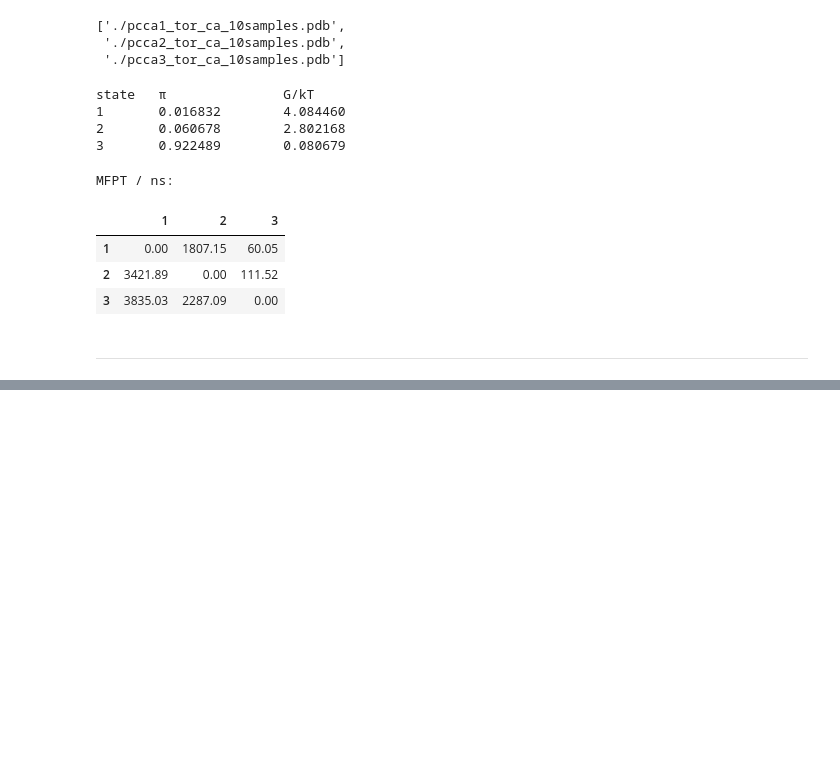
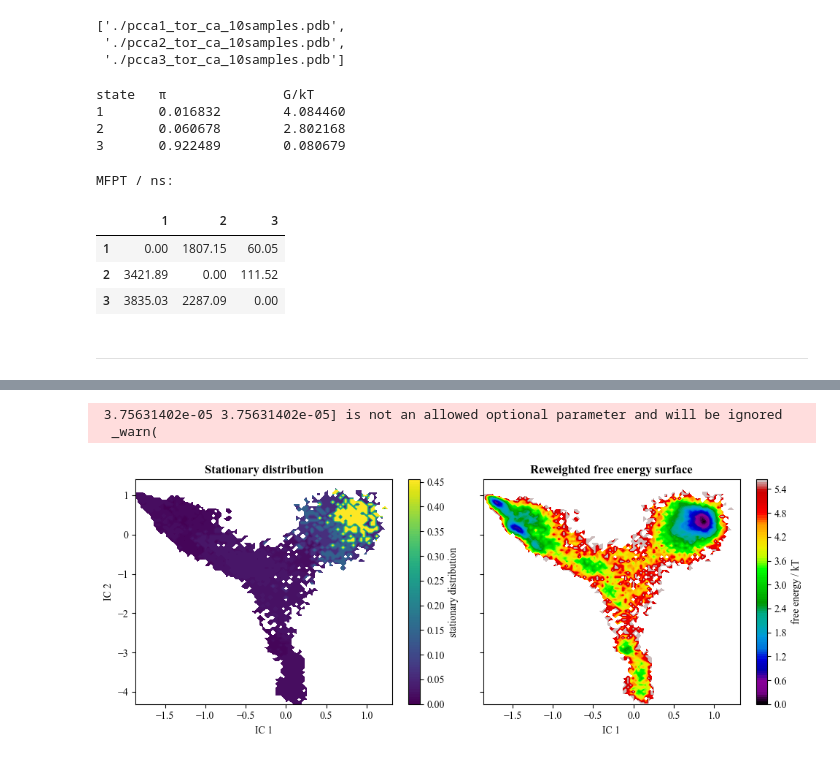
Before and after one commit to kitk4t95/MSM_notebooks, a Jupyter notebook: MSMs_a2.5_corrected_aligned_25.ipynb, the cells around one changed output, grey strips where cells are left out. Drawn from its saved outputs; the diff is of its cells as text; code cells hidden in the pictures; blank space fills up the shorter version.

```diff
--- a/MSMs_a2.5_corrected_aligned_25.ipynb
+++ b/MSMs_a2.5_corrected_aligned_25.ipynb
@@ -709,0 +793,25 @@ Text(0.5, 1.05, 'State 3-aligned')
+# %%
+fig, axes = plt.subplots(1, 2, figsize=(10, 4), sharex=True, sharey=True)
+pyemma.plots.plot_contour(
+    *tica_concatenated_tor_ca[:, :2].T,
+    msm_tor_ca_2ns.pi[dtrajs_concatenated_tor_ca],
+    ax=axes[0],
+    mask=True,
+    cbar_label='stationary distribution')
+pyemma.plots.plot_free_energy(
+    *tica_concatenated_tor_ca[:, :2].T,
+    weights_tor_ca=np.concatenate(msm_tor_ca_2ns.trajectory_weights()),
+    ax=axes[1],
+    legacy=False)
+for ax in axes.flat:
+    ax.set_xlabel('IC 1')
+axes[0].set_ylabel('IC 2')
+axes[0].set_title('Stationary distribution', fontweight='bold')
+axes[1].set_title('Reweighted free energy surface', fontweight='bold')
+fig.tight_layout()
+plt.savefig('stationary distribution & the free energy - tor_ca - 2ns', dpi=300)
+plt.savefig('stationary distribution & the free energy - tor_ca - 2ns.pdf', dpi=300)
+# %% [output]
+ 3.75631402e-05 3.75631402e-05] is not an allowed optional parameter and will be ignored
+  _warn(
+[figure, added]
```
Also changed, not shown: parts of 19 cells of this notebook, 8 other files.
